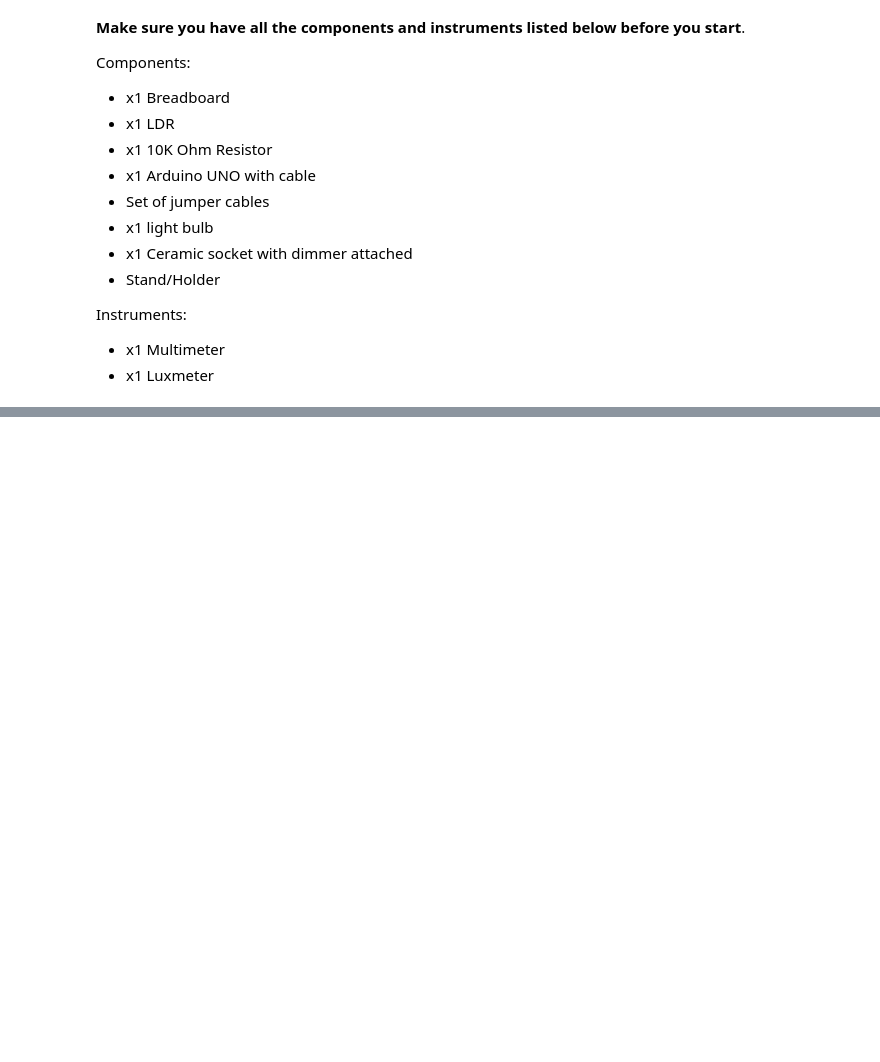
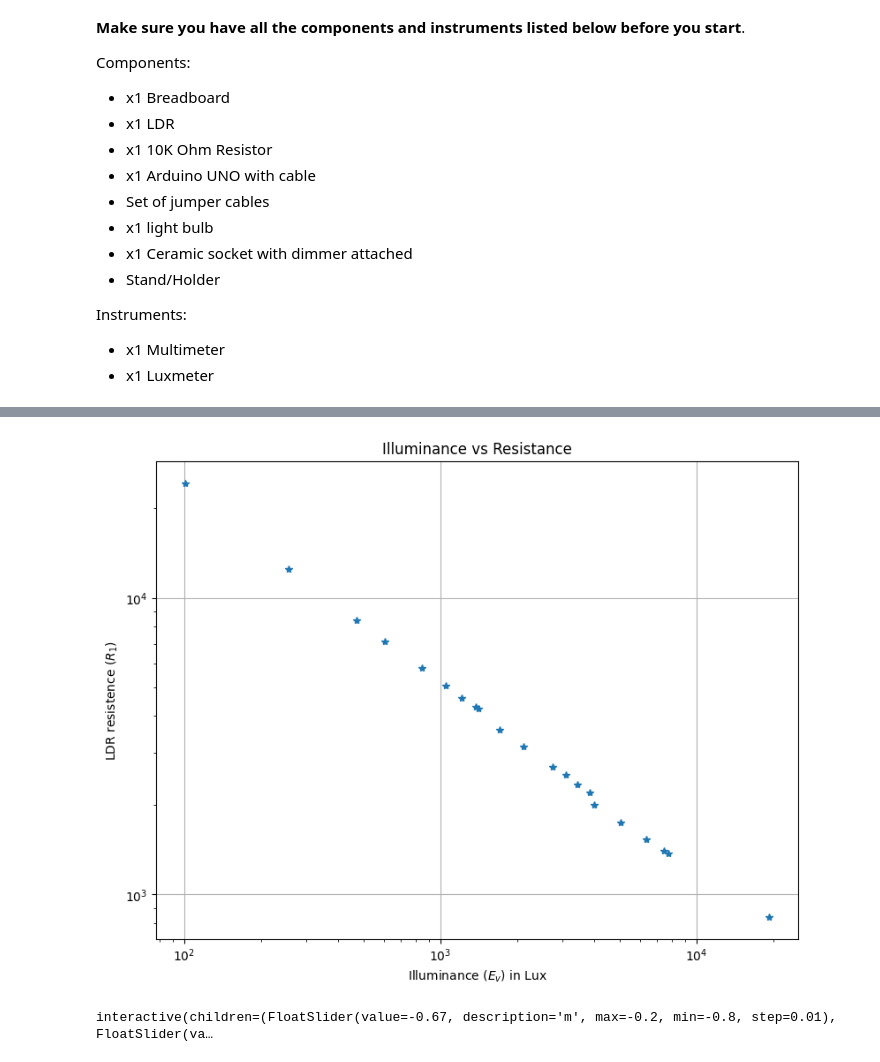
Before and after one commit to Andreamuci/EXa, a Jupyter notebook: ex1/Photoresistor_V002.ipynb, the cells around one changed output, grey strips where cells are left out. Drawn from its saved outputs; the diff is of its cells as text; code cells hidden in the pictures; blank space fills up the shorter version.

```diff
--- a/ex1/Photoresistor_V002.ipynb
+++ b/ex1/Photoresistor_V002.ipynb
@@ -175,0 +230,16 @@ Notes:
+# %%
+DV2 = V0-DV1
+LDR = DV2/DV1*R1
+
+fig2,ax2 = plt.subplots(figsize=(8,6))
+fig2.tight_layout()
+ax2.set_title("Illuminance vs Resistance")
+ax2.set_xlabel("Illuminance ($E_v$) in Lux")
+ax2.set_ylabel("LDR resistence ($R_1$)")
+
+#LDR.plot(style="-*", color="k", logx=True, logy=True, ax = ax2)
+
+ax2.loglog(lux, LDR, "*")
+ax2.grid(True)
+# %% [output]
+[figure, added]
@@ -175,0 +265,14 @@ Notes:
+# %%
+# initialize the interactive plot
+iplot1 = interactive(
+    plotter1,
+#    V0=(0.,10.,0.1),
+#    R1=(5000.,15000.,100.),
+    m=(-0.8,-0.2,0.01),
+    b=(100000., 1000000., 10000.)
+)
+
+# start the interactive plot
+iplot1
+# %% [output]
+interactive(children=(FloatSlider(value=-0.67, description='m', max=-0.2, min=-0.8, step=0.01), FloatSlider(va…
```
Also changed, not shown: parts of 11 cells of this notebook, 2 other files.
